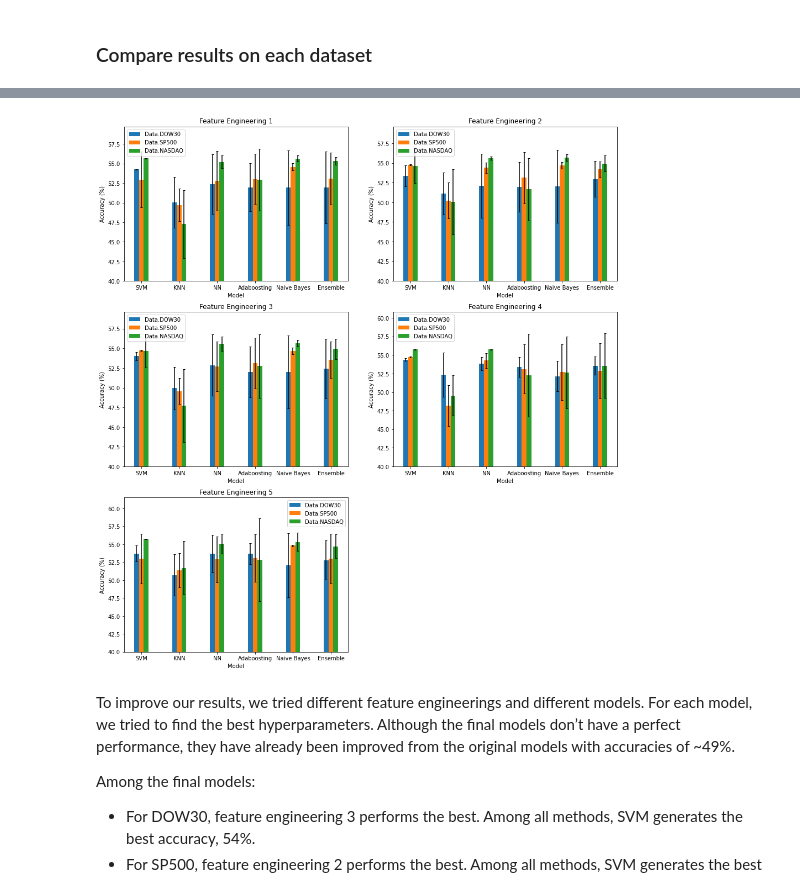
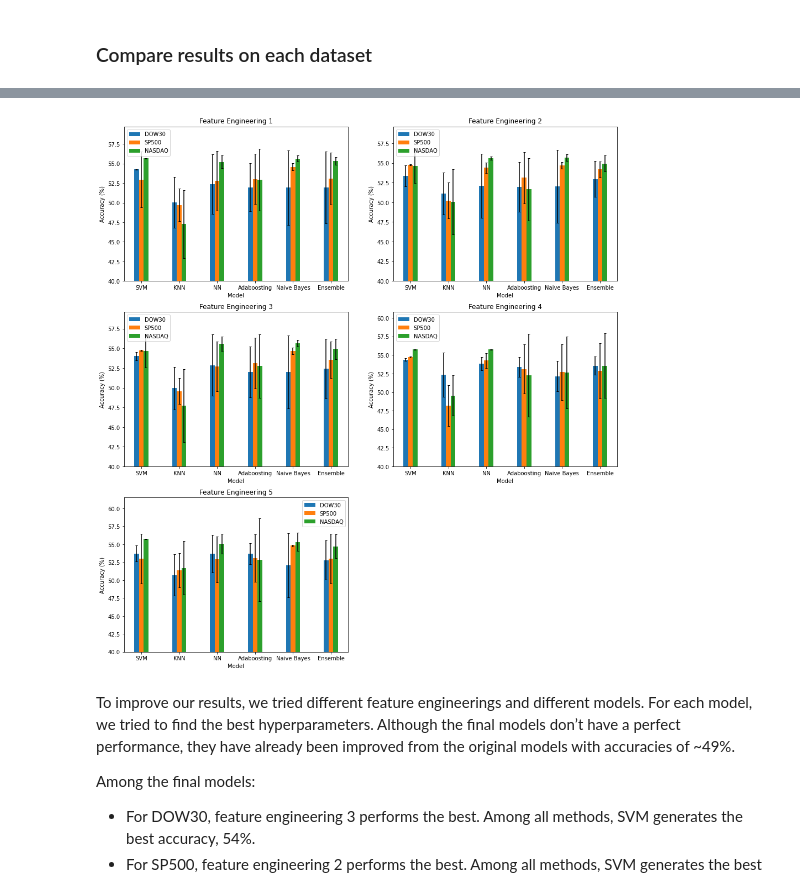
Before and after one commit to jesse-zou/CS363D-Final-Project, a Jupyter notebook: project.ipynb, the cells around one changed output, grey strips where cells are left out. Saved outputs shown, nothing was run; the diff lists cells and outputs as text; code cells hidden in the pictures.

Commit message:
made charts nicer, will add more charts when I wake up

```diff
--- a/project.ipynb
+++ b/project.ipynb
@@ -63,10 +64,22 @@ class Features(str, Enum):
     TED = 'TEDSpread'
     EFFR = 'EFFR'
 
+    def __str__(self):
+        return self.value
+
+    def __repr__(self):
+        return self.value
+
 class Data(str, Enum):
     DOW30 = "DOW30"
     SP500 = "SP500"
     NASDAQ = "NASDAQ"
+
+    def __str__(self):
+        return self.value
+
+    def __repr__(self):
+        return self.value
 
 datasets = {
     Data.DOW30: pd.read_csv("DOW30.csv"),
@@ -434,7 +503,8 @@ def KNN_trainer():
     """
     scaler = StandardScaler()
     pca = PCA()
-    knn = KNeighborsClassifier(n_neighbors=7)
+    knn = KNeighborsClassifier()
+
     pipeline = Pipeline(steps=[('scaler', scaler), ('pca', pca), ('knn', knn)])
 
     param_grid = {
@@ -492,10 +566,7 @@ trainers["Adaboosting"] = AB_Trainer
 def NB_Trainer():
     nb = GaussianNB()
 
-    # Create a GridSearchCV to run the classification based on accuracy.
-    grid_search = GridSearchCV(nb, {}, scoring='accuracy')
-
-    return grid_search
+    return nb
 
 trainers["Naive Bayes"] = NB_Trainer
 # %% [markdown]
@@ -904,7 +975,7 @@ Accuracy: 54.71 (+/- 1.65) [Ensemble]
 # %% [markdown]
 ### Compare results on each dataset
 # %%
- # set width of bar
+# set width of bar
 results = {"Feature Engineering 1": fe_1_results,
            "Feature Engineering 2": fe_2_results,
            "Feature Engineering 3": fe_3_results,
@@ -950,7 +1021,7 @@ def bar_plot_feature_comparison(fe_results, bar_width=0.125):
         plt.ylabel('Accuracy (%)')
 
         plt.xticks([(r + bar_positions[r] - bar_width) / 2 for r in range(len(bar_positions))], x_labels)
-        plt.title(fe_name)
+        plt.title(fe_name.value)
         plt.legend()
         i += 1
     while i < ceil(len(all_formatted_results) / 2) * 2:
@@ -991,7 +1062,7 @@ def bar_plot_model_comparison(fe_results, bar_width=0.125):
         ax = axs[i // 2, i % 2]
         for name, result in fe_formatted_results.items():
             ax.bar(result["positions"], result["means"], width = bar_width,
-                   label=name, yerr=result["stds"], capsize=2)
+                   label=name.value, yerr=result["stds"], capsize=2)
 
         ax.set_ylim(ymin=40)
         plt.sca(ax)
@@ -1007,60 +1078,6 @@ def bar_plot_model_comparison(fe_results, bar_width=0.125):
         i += 1
     plt.show()
 
-
-
-print("")
 bar_plot_feature_comparison(results)
 bar_plot_model_comparison(results)
-
-def bar_plot(data_1, data_2, data_3, err_1, err_2, err_3, title):
-    barWidth = 0.1
-    fig = plt.subplots(figsize =(12, 8))
-
-    # Set position of bar on X axis
-    br1 = np.arange(len(data_1))
-    br2 = [x + barWidth for x in br1]
-    br3 = [x + barWidth for x in br2]
-
-    # Make the plot
-    plt.bar(br1, data_1, color ='r', width = barWidth,
-            edgecolor ='grey', label='DOW30', yerr=err_1, capsize=3)
-    plt.bar(br2, data_2, color ='g', width = barWidth,
-            edgecolor ='grey', label='SP500', yerr=err_2, capsize=3)
-    plt.bar(br3, data_3, color ='b', width = barWidth,
-            edgecolor ='grey', label='NASDAQ', yerr=err_3, capsize=3)
-
-    # Adding Xticks
-    plt.xlabel('Model', fontweight ='bold', fontsize = 15)
-    plt.ylabel('Accuracy (%)', fontweight ='bold', fontsize = 15)
-    plt.xticks([r + barWidth for r in range(4)],
-            ['SVM', 'KNN', 'NN', 'Ensemble'])
-    plt.title(title)
-
-    plt.legend()
-    plt.show()
-
-dow30_fe_1 = [54, 50, 52, 53]
-dow30_error_fe_1 = [0, 3, 4, 3]
-sp500_fe_1 = [53, 50, 53, 51]
-sp500_error_fe_1 = [4, 2, 3, 4]
-nasdaq_fe_1 = [56, 47, 56, 55]
-nasdaq_error_fe_1 = [0, 4, 0, 0]
-# bar_plot(dow30_fe_1, sp500_fe_1, nasdaq_fe_1, dow30_error_fe_1, sp500_error_fe_1, nasdaq_error_fe_1, "Feature Engineering 1")
-
-dow30_fe_2 = [53, 51, 52, 53]
-dow30_error_fe_2 = [1, 3, 3, 2]
-sp500_fe_2 = [55, 50, 54, 54]
-sp500_error_fe_2 = [0, 2, 1, 1]
-nasdaq_fe_2 = [55, 50, 56, 54]
-nasdaq_error_fe_2 = [2, 4, 0, 2]
-# bar_plot(dow30_fe_2, sp500_fe_2, nasdaq_fe_2, dow30_error_fe_2, sp500_error_fe_2, nasdaq_error_fe_2, "Feature Engineering 2")
-
-dow30_fe_3 = [54, 50, 53, 53]
-dow30_error_fe_3 = [1, 3, 3, 2]
-sp500_fe_3 = [55, 50, 53, 53]
-sp500_error_fe_3 = [0, 2, 3, 2]
-nasdaq_fe_3 = [55, 48, 55, 54]
-nasdaq_error_fe_3 = [2, 5, 1, 2]
-# bar_plot(dow30_fe_3, sp500_fe_3, nasdaq_fe_3, dow30_error_fe_3, sp500_error_fe_3, nasdaq_error_fe_3, "Feature Engineering 3")
 # %% [output]
@@ -1068,4 +1085,4 @@ nasdaq_error_fe_3 = [2, 5, 1, 2]
-[figure, old version]
+[figure, new version]
 # %% [markdown]
 To improve our results, we tried different feature engineerings and different models. For each model, we tried to find the best hyperparameters. Although the final models don’t have a perfect performance, they have already been improved from the original models with accuracies of ~49%.
 
```
Also changed, not shown: parts of 15 cells of this notebook.
